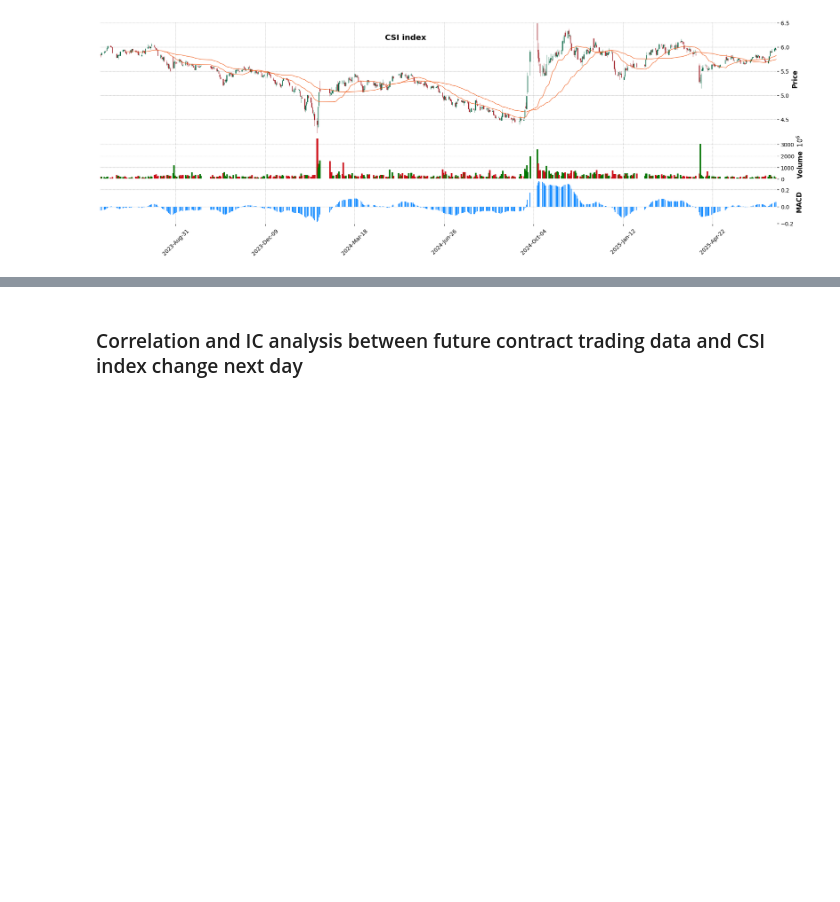
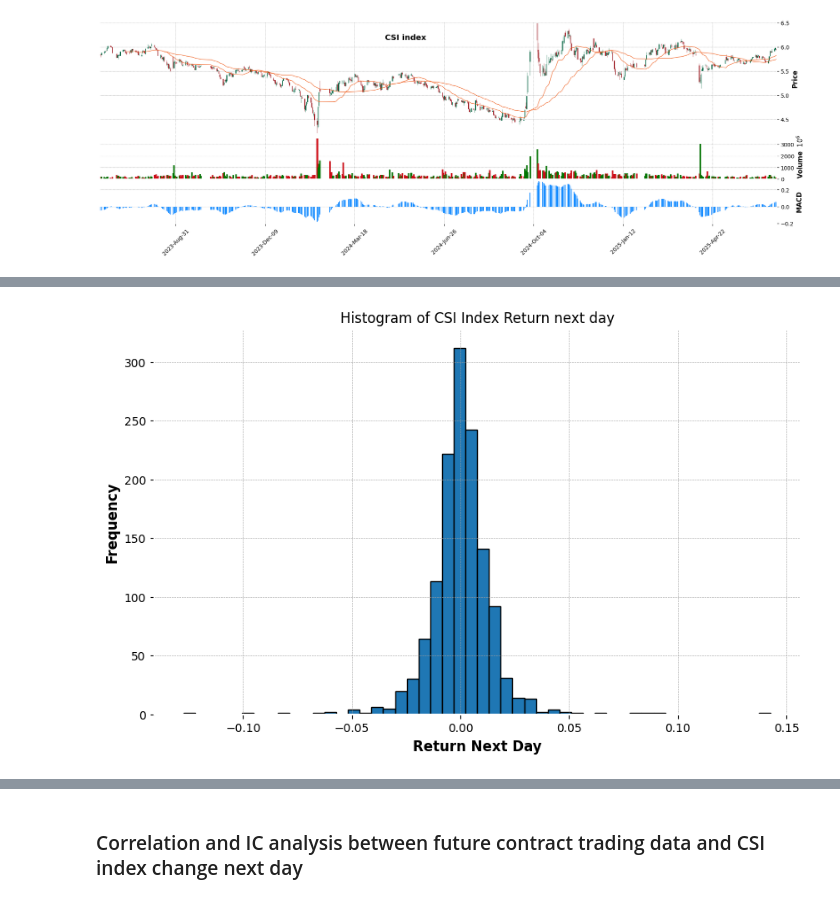
Before and after one commit to mingl2000/UCBCapstone, a Jupyter notebook: UCBCapstone_data_explorer.ipynb, the cells around one changed output, grey strips where cells are left out. Cells and saved outputs as stored; diff of their text form; code cells hidden in the pictures; blank space fills up the shorter version.

Commit message:
add daily return analys and seasonal effect

```diff
--- a/UCBCapstone_data_explorer.ipynb
+++ b/UCBCapstone_data_explorer.ipynb
@@ -111,0 +104,10 @@ plot_future_trading(df_index, df_future_trading,df_future_trading_by_date)
+# %%
+plt.figure(figsize=(10, 6))
+plt.hist(df_index['Return'], bins=50, edgecolor='black')
+plt.title('Histogram of CSI Index Return next day')
+plt.xlabel('Return Next Day')
+plt.ylabel('Frequency')
+plt.grid(True)
+plt.show()
+# %% [output]
+[figure, added]
```
Also changed, not shown: parts of 6 cells of this notebook.
